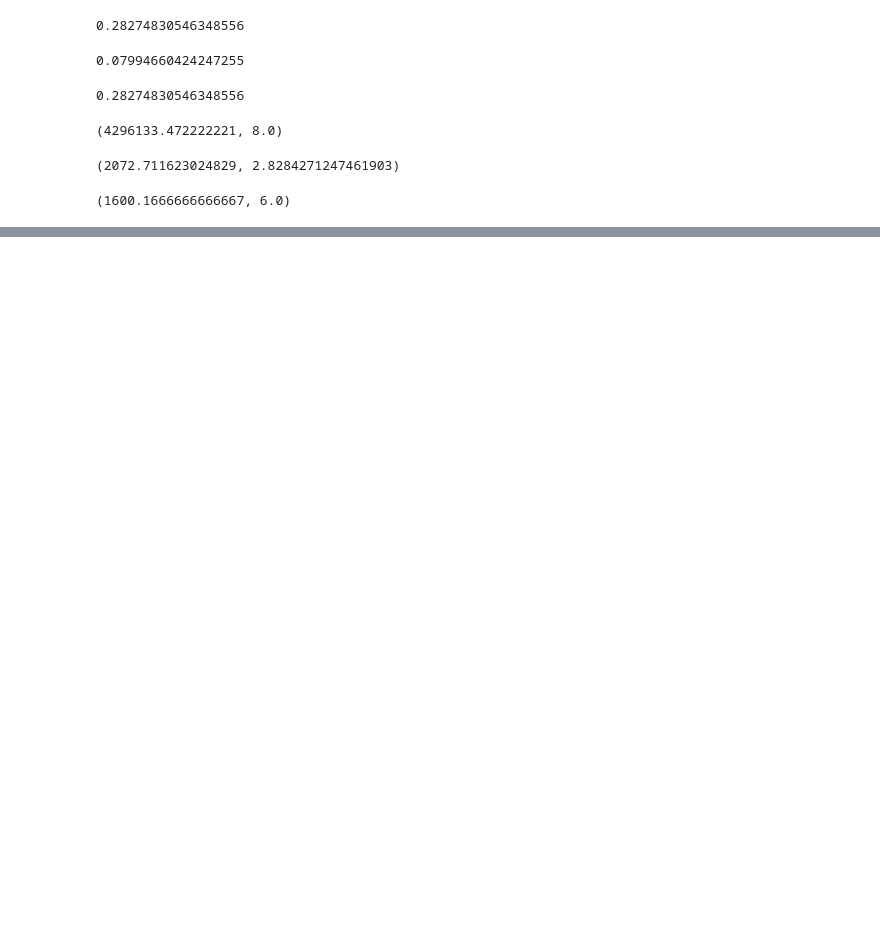
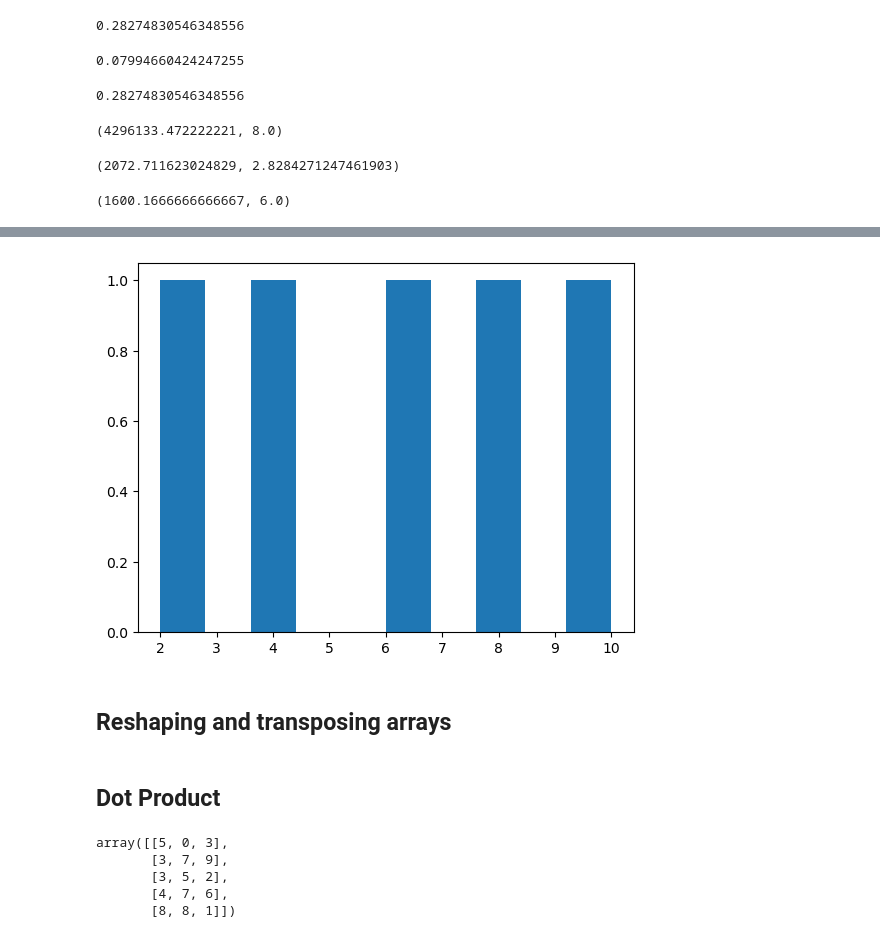
Before and after one commit to johnnvas/NumPy-demo, a Jupyter notebook: numpy-introduction.ipynb, the cells around one changed output, grey strips where cells are left out. Saved outputs shown, nothing was run; the diff lists cells and outputs as text; code cells hidden in the pictures; blank space fills up the shorter version.

```diff
--- a/numpy-introduction.ipynb
+++ b/numpy-introduction.ipynb
@@ -256,0 +264,21 @@ np.mean(high_var_array), np.mean(low_var_array)
+# %%
+plt.hist(low_var_array)
+plt.show()
+# %% [output]
+[figure, added]
+# %% [markdown]
+## Reshaping and transposing arrays
+# %% [markdown]
+## Dot Product
+# %%
+np.random.seed(0)
+mat1=np.random.randint(10, size=(5,3))
+mat2=np.random.randint(10, size=(5,3))
+
+mat1
+# %% [output]
+array([[5, 0, 3],
+       [3, 7, 9],
+       [3, 5, 2],
+       [4, 7, 6],
+       [8, 8, 1]])
```
Also changed, not shown: parts of 1 cell of this notebook.
